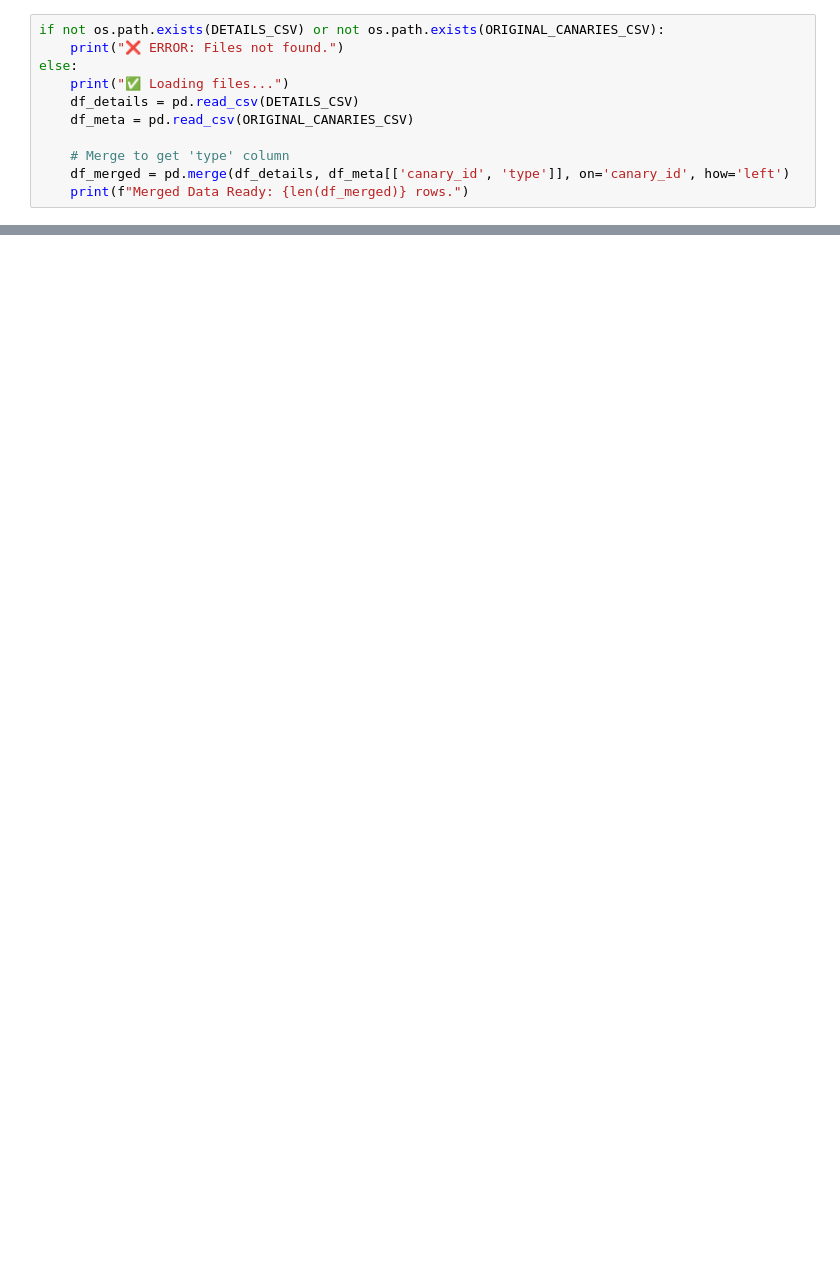
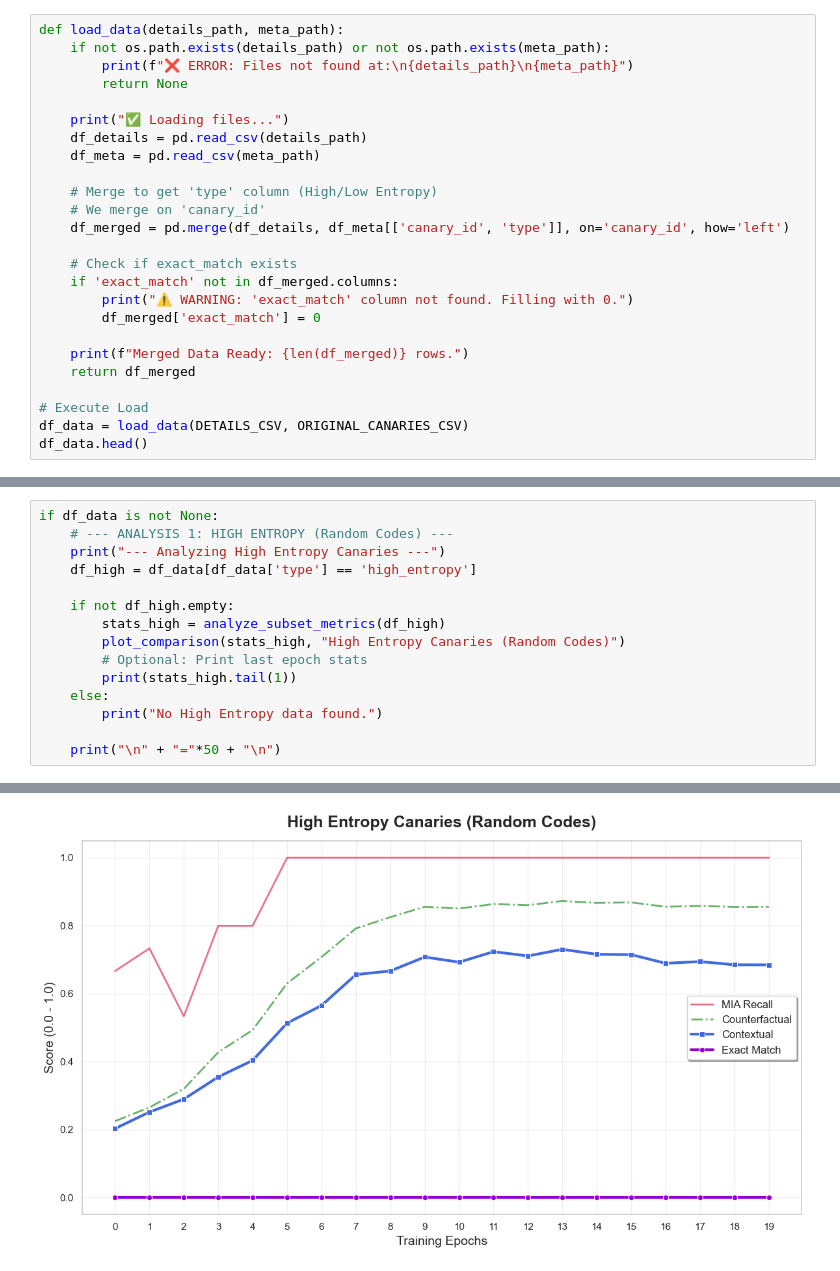
Before and after one commit to ggluongo77/finetuning-memorization-metrics, a Jupyter notebook: gen/plot_results.ipynb, the cells around one changed output, grey strips where cells are left out. Saved outputs shown, nothing was run; the diff lists cells and outputs as text; blank space fills up the shorter version.

```diff
--- a/gen/plot_results.ipynb
+++ b/gen/plot_results.ipynb
@@ -48,14 +16,28 @@ def plot_comparison(df_stats, title):
 # %%
-if not os.path.exists(DETAILS_CSV) or not os.path.exists(ORIGINAL_CANARIES_CSV):
-    print("❌ ERROR: Files not found.")
-else:
+def load_data(details_path, meta_path):
+    if not os.path.exists(details_path) or not os.path.exists(meta_path):
+        print(f"❌ ERROR: Files not found at:\n{details_path}\n{meta_path}")
+        return None
+
     print("✅ Loading files...")
-    df_details = pd.read_csv(DETAILS_CSV)
-    df_meta = pd.read_csv(ORIGINAL_CANARIES_CSV)
+    df_details = pd.read_csv(details_path)
+    df_meta = pd.read_csv(meta_path)
 
-    # Merge to get 'type' column
+    # Merge to get 'type' column (High/Low Entropy)
+    # We merge on 'canary_id'
     df_merged = pd.merge(df_details, df_meta[['canary_id', 'type']], on='canary_id', how='left')
+
+    # Check if exact_match exists
+    if 'exact_match' not in df_merged.columns:
+        print("⚠️ WARNING: 'exact_match' column not found. Filling with 0.")
+        df_merged['exact_match'] = 0
+
     print(f"Merged Data Ready: {len(df_merged)} rows.")
+    return df_merged
+
+# Execute Load
+df_data = load_data(DETAILS_CSV, ORIGINAL_CANARIES_CSV)
+df_data.head()
 # %% [output]
 ✅ Loading files...
 Merged Data Ready: 1200 rows.
@@ -81,0 +139,16 @@ Generating Low Entropy Plot...
+# %%
+if df_data is not None:
+    # --- ANALYSIS 1: HIGH ENTROPY (Random Codes) ---
+    print("--- Analyzing High Entropy Canaries ---")
+    df_high = df_data[df_data['type'] == 'high_entropy']
+
+    if not df_high.empty:
+        stats_high = analyze_subset_metrics(df_high)
+        plot_comparison(stats_high, "High Entropy Canaries (Random Codes)")
+        # Optional: Print last epoch stats
+        print(stats_high.tail(1))
+    else:
+        print("No High Entropy data found.")
+
+    print("\n" + "="*50 + "\n")
+# %% [output]
@@ -81,0 +156 @@ Generating Low Entropy Plot...
+[figure, added]
```
Also changed, not shown: parts of 6 cells of this notebook, 13 other files.
